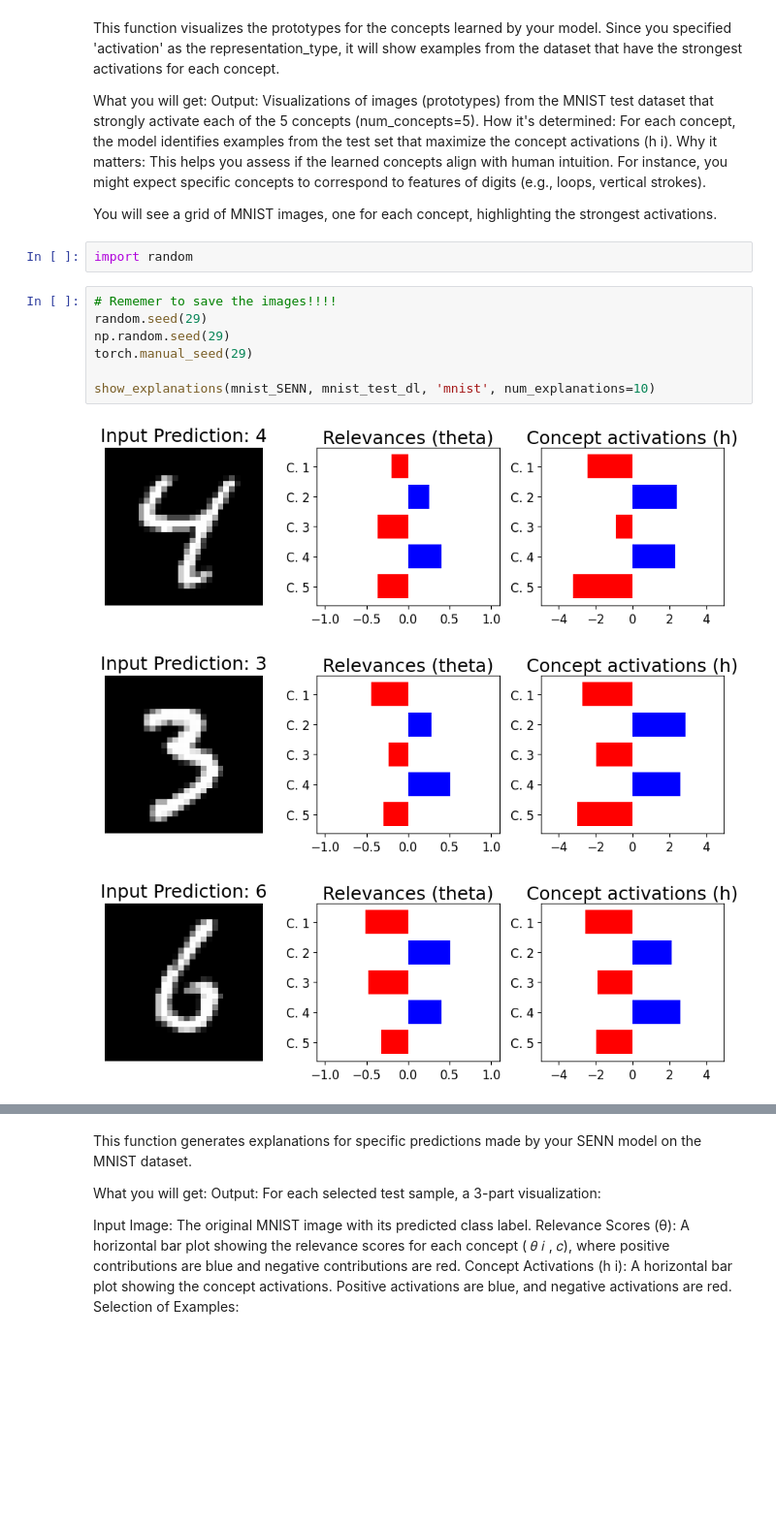
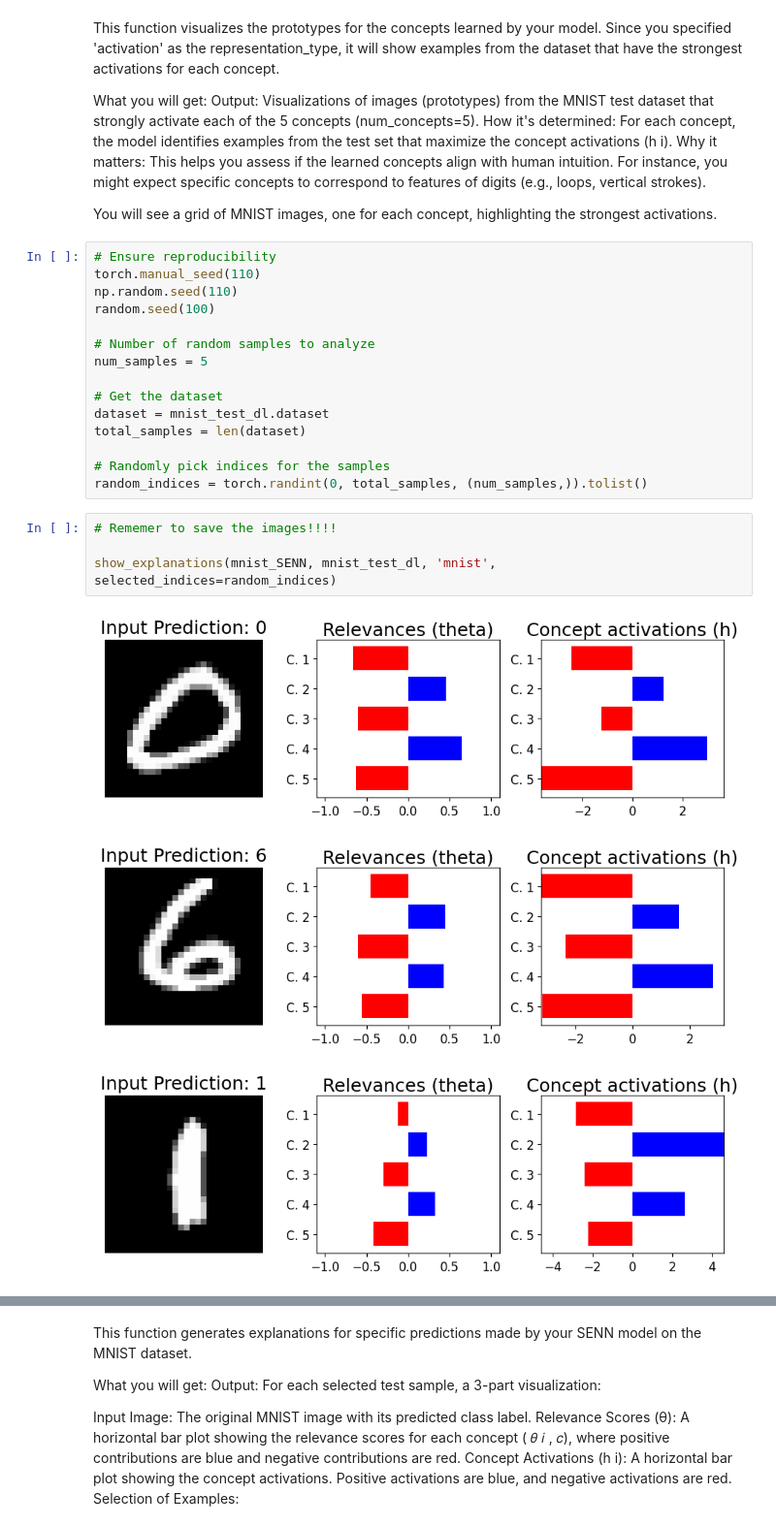
Before and after one commit to Ggenoni/SENN, a Jupyter notebook: training_SNEE.ipynb, the cells around one changed output, grey strips where cells are left out. Shown at 97% size. Saved outputs shown, nothing was run; the diff lists cells and outputs as text; blank space fills up the shorter version.

```diff
--- a/training_SNEE.ipynb
+++ b/training_SNEE.ipynb
@@ -306,16 +307,26 @@ Why it matters:
 This helps you assess if the learned concepts align with human intuition. For instance, you might expect specific concepts to correspond to features of digits (e.g., loops, vertical strokes).
 
 You will see a grid of MNIST images, one for each concept, highlighting the strongest activations.
-# %%
-import random
+# %%
+# Ensure reproducibility
+torch.manual_seed(110)
+np.random.seed(110)
+random.seed(100)
+
+# Number of random samples to analyze
+num_samples = 5
+
+# Get the dataset
+dataset = mnist_test_dl.dataset
+total_samples = len(dataset)
+
+# Randomly pick indices for the samples
+random_indices = torch.randint(0, total_samples, (num_samples,)).tolist()
 # %%
 # Rememer to save the images!!!!
-random.seed(29)
-np.random.seed(29)
-torch.manual_seed(29)
 
-show_explanations(mnist_SENN, mnist_test_dl, 'mnist', num_explanations=10)
+show_explanations(mnist_SENN, mnist_test_dl, 'mnist', selected_indices=random_indices)
 # %% [output]
-[figure, old version]
+[figure, new version]
-[figure, old version]
+[figure, new version]
-[figure, old version]
+[figure, new version]
```
Also changed, not shown: parts of 6 cells of this notebook.
